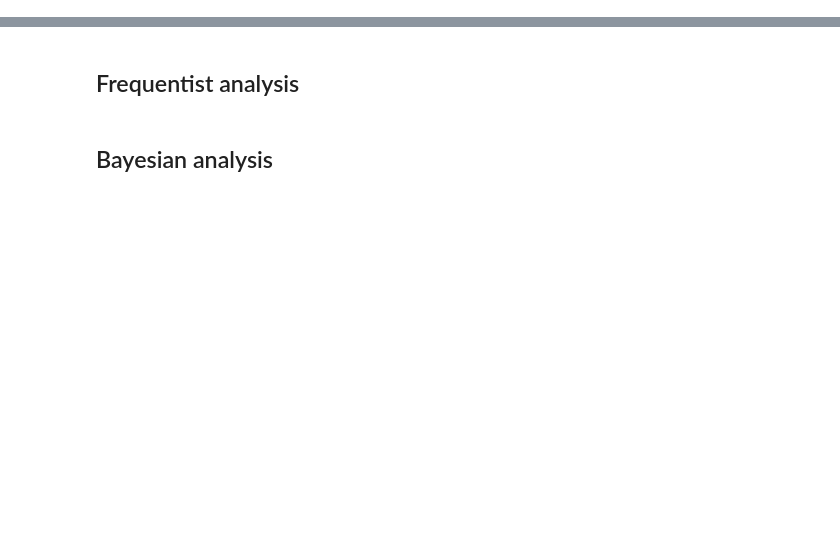
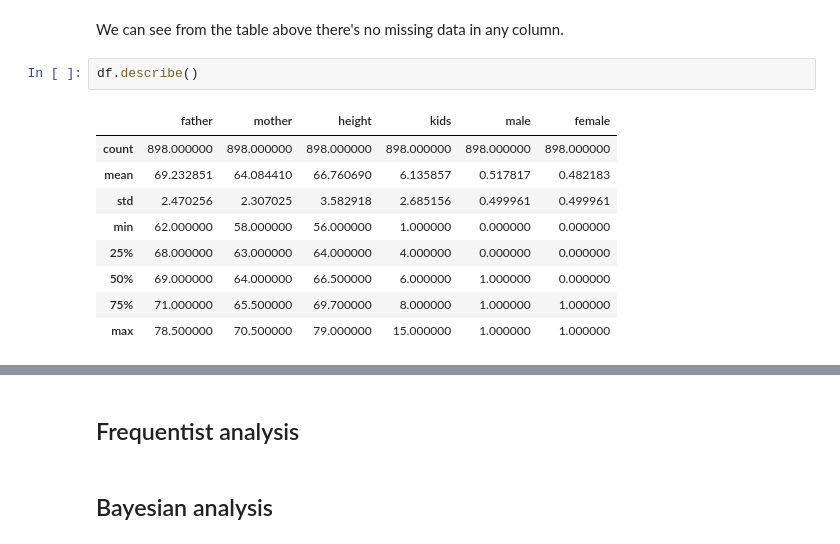
Before and after one commit to elisiojsj/Data-Science, a Jupyter notebook: Galton_Height-analysis.ipynb, the cells around one changed output, grey strips where cells are left out. Saved outputs shown, nothing was run; the diff lists cells and outputs as text; blank space fills up the shorter version.

```diff
--- a/Galton_Height-analysis.ipynb
+++ b/Galton_Height-analysis.ipynb
@@ -33,0 +49,14 @@ plt.show()
+# %% [markdown]
+We can see from the table above there's no missing data in any column.
+# %%
+df.describe()
+# %% [output]
+|  | father | mother | height | kids | male | female |
+| count | 898.000000 | 898.000000 | 898.000000 | 898.000000 | 898.000000 | 898.000000 |
+| mean | 69.232851 | 64.084410 | 66.760690 | 6.135857 | 0.517817 | 0.482183 |
+| std | 2.470256 | 2.307025 | 3.582918 | 2.685156 | 0.499961 | 0.499961 |
+| min | 62.000000 | 58.000000 | 56.000000 | 1.000000 | 0.000000 | 0.000000 |
+| 25% | 68.000000 | 63.000000 | 64.000000 | 4.000000 | 0.000000 | 0.000000 |
+| 50% | 69.000000 | 64.000000 | 66.500000 | 6.000000 | 1.000000 | 0.000000 |
+| 75% | 71.000000 | 65.500000 | 69.700000 | 8.000000 | 1.000000 | 1.000000 |
+| max | 78.500000 | 70.500000 | 79.000000 | 15.000000 | 1.000000 | 1.000000 |
```
Also changed, not shown: parts of 11 cells of this notebook.
